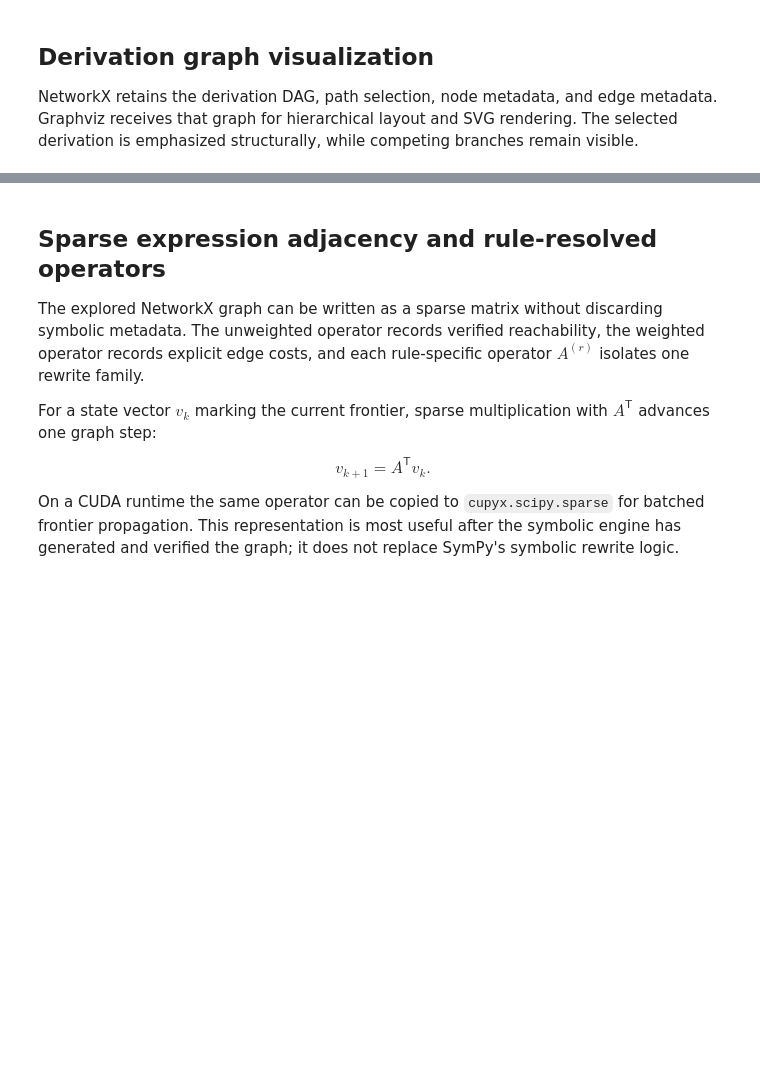
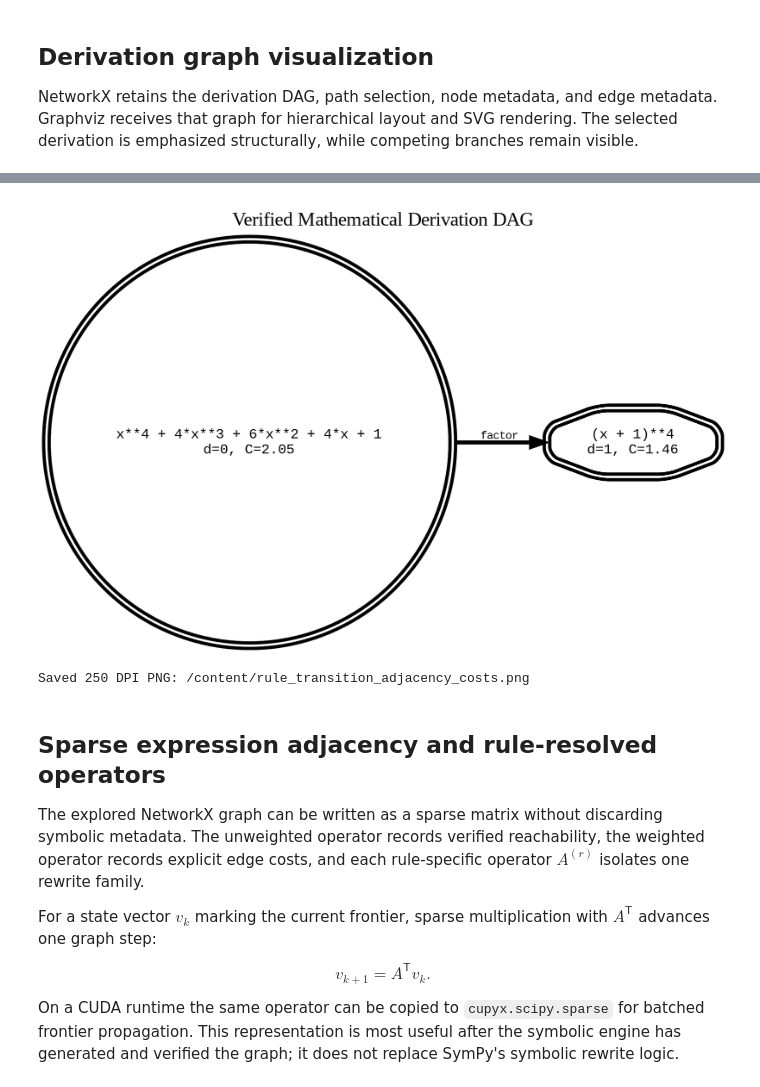
Before and after one commit to OJB-Quantum/Notebooks-for-Ideas, a Jupyter notebook: Automated_Mathematical_Derivation_Engine_Adjacency_in_Colab.ipynb, the cells around one changed output, grey strips where cells are left out. Saved outputs shown, nothing was run; the diff lists cells and outputs as text; code cells hidden in the pictures; blank space fills up the shorter version.

```diff
--- a/Automated_Mathematical_Derivation_Engine_Adjacency_in_Colab.ipynb
+++ b/Automated_Mathematical_Derivation_Engine_Adjacency_in_Colab.ipynb
@@ -1022,7 +1019,21 @@ $\displaystyle E_{0}\xrightarrow{\mathrm{factor}}E_{1}=\left(x + 1\right)^{4}$
 
 NetworkX retains the derivation DAG, path selection, node metadata, and edge metadata. Graphviz receives that graph for hierarchical layout and SVG rendering. The selected derivation is emphasized structurally, while competing branches remain visible.
 # %%
-"""Render NetworkX mathematical graphs with Graphviz."""
+"""Render NetworkX mathematical graphs with Graphviz as a downloadable 250 DPI PNG."""
+
+from io import BytesIO
+from pathlib import Path
+
+from google.colab import files
+from graphviz import Digraph
+from IPython.display import Image, display
+
+# ============================================================
+# Control knobs
+# ============================================================
+GRAPHVIZ_DPI = 250
+GRAPHVIZ_FORMAT = "png"
+GRAPH_PNG_FILENAME = "verified_mathematical_derivation_dag.png"
 
 
 def render_networkx_graph(
@@ -1039,7 +1050,7 @@ def render_networkx_graph(
     """Render a NetworkX directed graph using Graphviz.
 
     NetworkX retains graph construction, traversal, scoring, and subgraph
-    selection. Graphviz performs hierarchical layout and SVG rendering.
+    selection. Graphviz performs hierarchical layout and PNG rendering.
 
     Args:
         graph: NetworkX directed graph.
@@ -1098,6 +1109,7 @@ def render_networkx_graph(
         overlap="false",
         concentrate="false",
         bgcolor="transparent",
+        dpi=str(GRAPHVIZ_DPI),
     )
     dot.attr(
         "node",
@@ -1198,6 +1210,7 @@ derivation_labels = {
     key: sp.sstr(data["expr"])
     for key, data in graph.nodes(data=True)
 }
+
 derivation_dot, derivation_view = render_networkx_graph(
     graph,
     title="Verified Mathematical Derivation DAG",
@@ -1206,6 +1219,15 @@ derivation_dot, derivation_view = render_networkx_graph(
     node_labels=derivation_labels,
 )
 
-derivation_svg = derivation_dot.pipe(format=GRAPHVIZ_FORMAT)
-display(SVG(derivation_svg))
+# ============================================================
+# In-memory render, inline display.
+# ============================================================
+png_bytes = derivation_dot.pipe(format="png")
+png_buffer = BytesIO(png_bytes)
+
+display(Image(data=png_buffer.getvalue()))
+
+DERIVATION_DOT_SOURCE = derivation_dot.source
+
+print(f"Saved 250 DPI PNG: {output_path.resolve()}")
 # %% [output]
@@ -1213,3 +1234,5 @@ display(SVG(derivation_svg))
+[figure, added]
+Saved 250 DPI PNG: /content/rule_transition_adjacency_costs.png
 # %% [markdown]
 ## Sparse expression adjacency and rule-resolved operators
 
```
Also changed, not shown: parts of 6 cells of this notebook.
